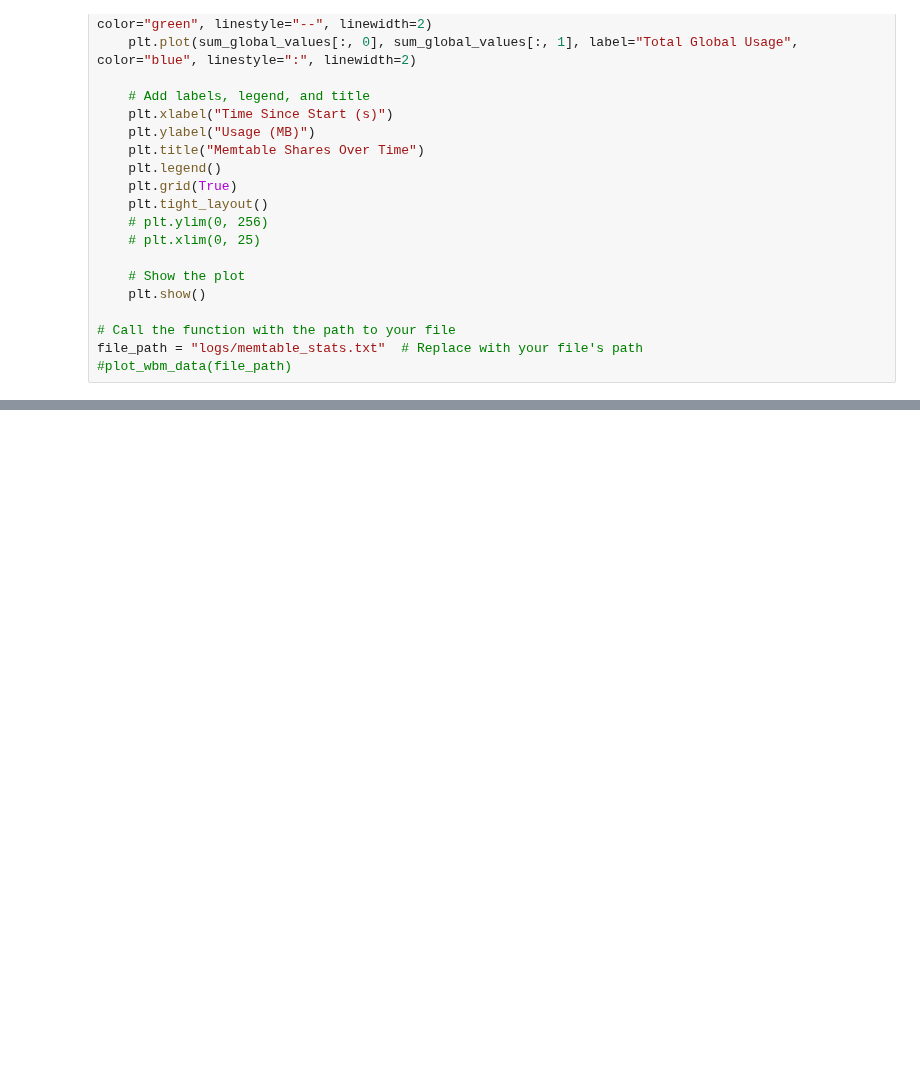
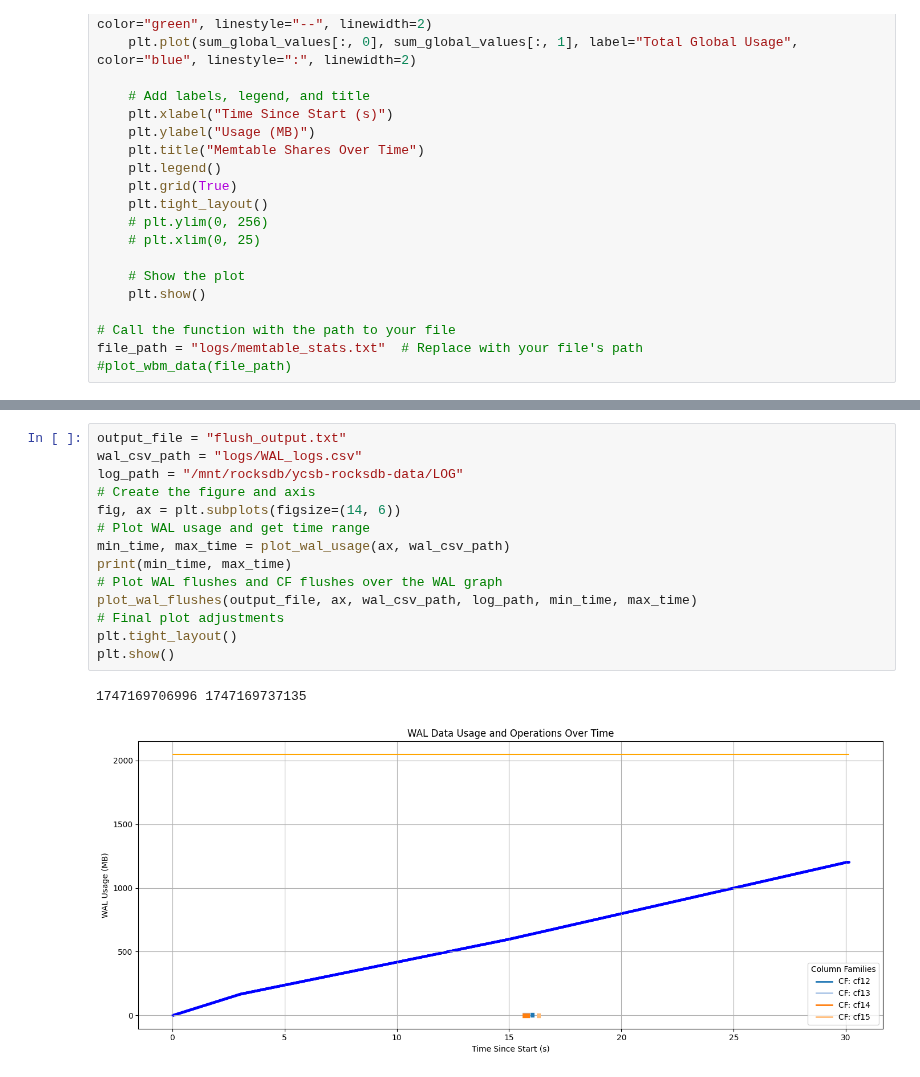
Before and after one commit to tyler-griggs/YCSB-cpp, a Jupyter notebook: analysis.ipynb, the cells around one changed output, grey strips where cells are left out. Saved outputs shown, nothing was run; the diff lists cells and outputs as text; blank space fills up the shorter version.

```diff
--- a/analysis.ipynb
+++ b/analysis.ipynb
@@ -1193,0 +1443,17 @@ plt.show()
+# %%
+output_file = "flush_output.txt"
+wal_csv_path = "logs/WAL_logs.csv"
+log_path = "/mnt/rocksdb/ycsb-rocksdb-data/LOG"
+# Create the figure and axis
+fig, ax = plt.subplots(figsize=(14, 6))
+# Plot WAL usage and get time range
+min_time, max_time = plot_wal_usage(ax, wal_csv_path)
+print(min_time, max_time)
+# Plot WAL flushes and CF flushes over the WAL graph
+plot_wal_flushes(output_file, ax, wal_csv_path, log_path, min_time, max_time)
+# Final plot adjustments
+plt.tight_layout()
+plt.show()
+# %% [output]
+1747169706996 1747169737135
+[figure, added]
```
Also changed, not shown: parts of 18 cells of this notebook, 12 other files.
